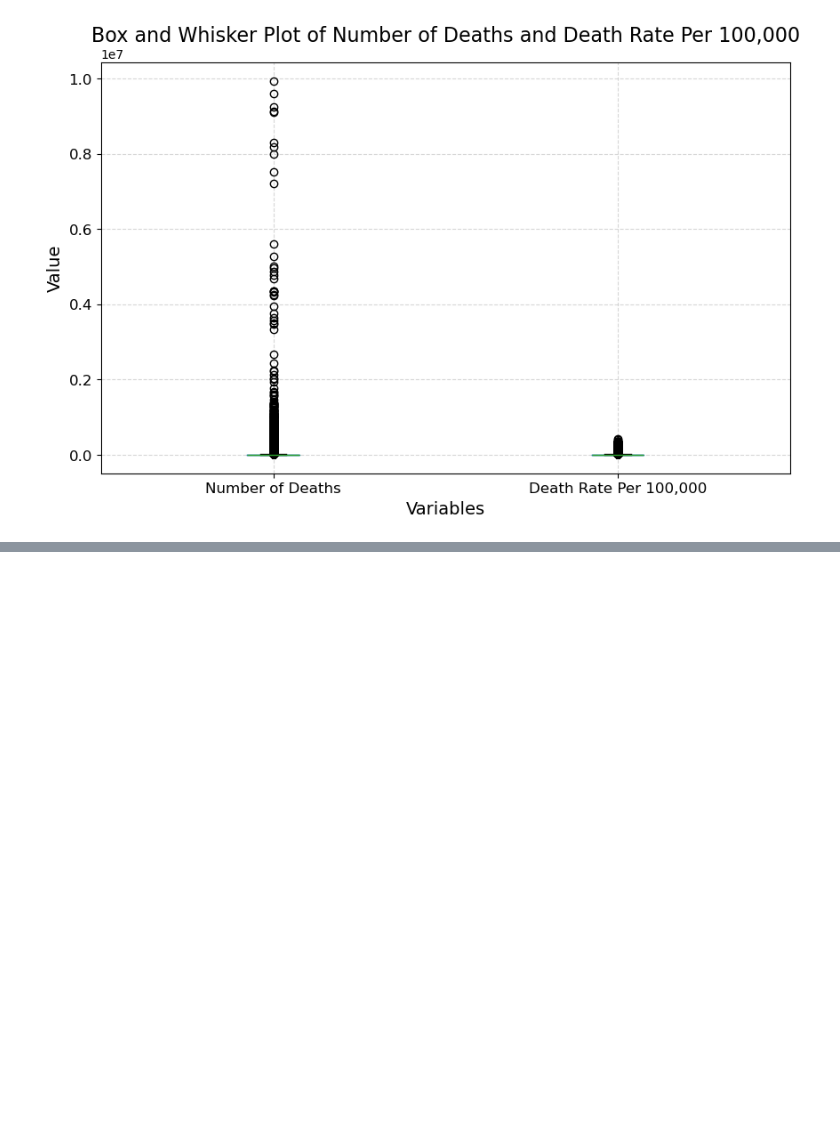
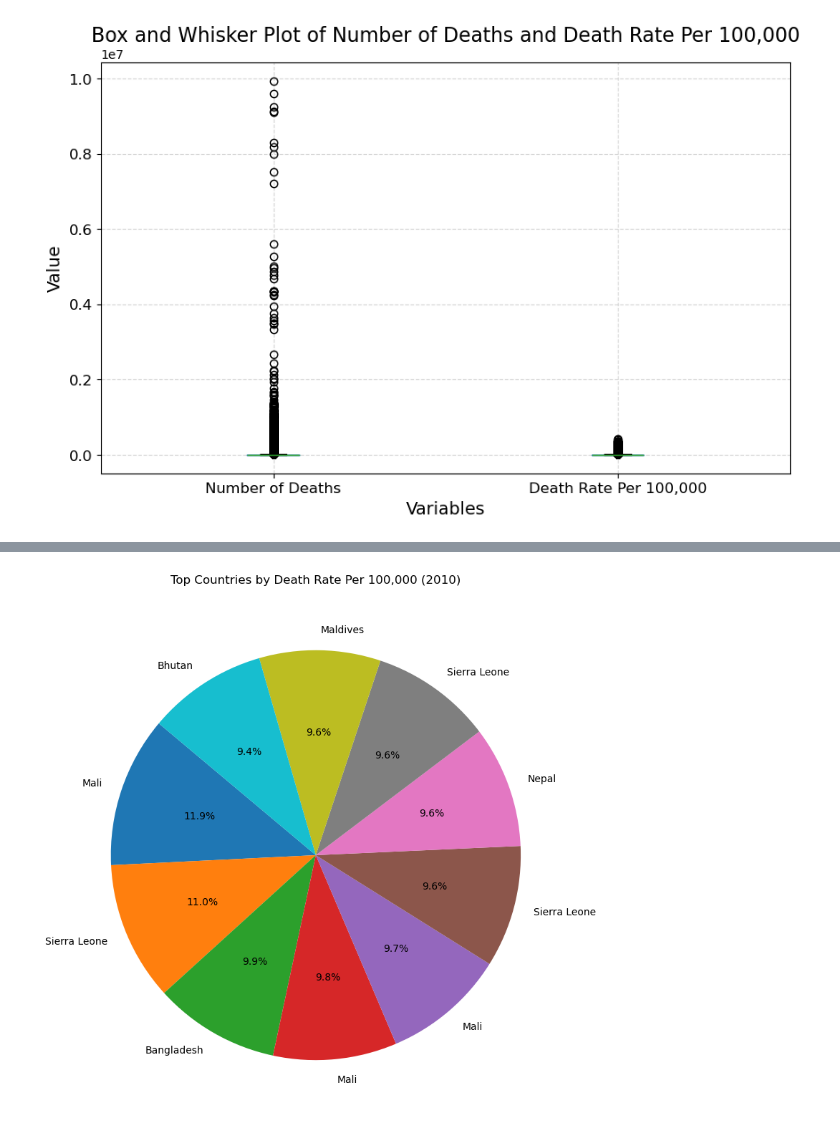
Before and after one commit to Otsile54459/Assignment, a Jupyter notebook: 220010624 OBM.ipynb, the cells around one changed output, grey strips where cells are left out. Saved outputs shown, nothing was run; the diff lists cells and outputs as text; code cells hidden in the pictures; blank space fills up the shorter version.

```diff
--- a/220010624 OBM.ipynb
+++ b/220010624 OBM.ipynb
@@ -377,0 +390,25 @@ plt.show()
+# %%
+
+# Clean the 'Death Rate Per 100,000' column (if necessary)
+if not pd.api.types.is_numeric_dtype(df['Death Rate Per 100,000']):
+    df['Death Rate Per 100,000'] = pd.to_numeric(df['Death Rate Per 100,000'].str.replace(',', ''), errors='coerce')  # Handle potential errors
+
+# Sort by Death Rate Per 100,000 (descending order)
+df_sorted = df.sort_values(by='Death Rate Per 100,000', ascending=False)
+
+# Select top 10 countries (or all if less than 10)
+top_10 = min(10, len(df_sorted))
+countries = df_sorted['Country Name'].head(top_10).to_numpy()
+death_rates = df_sorted['Death Rate Per 100,000'].head(top_10).to_numpy()
+
+# Create a pie chart
+plt.figure(figsize=(8, 8))
+plt.pie(death_rates, labels=countries, autopct="%1.1f%%", startangle=140)  # Adjust startangle for better readability
+
+# Customize plot elements
+plt.title('Top Countries by Death Rate Per 100,000 (2010)')
+plt.axis('equal')  # Equal aspect ratio ensures a circular pie chart
+plt.tight_layout()
+plt.show()
+# %% [output]
+[figure, added]
```
Also changed, not shown: parts of 26 cells of this notebook.
